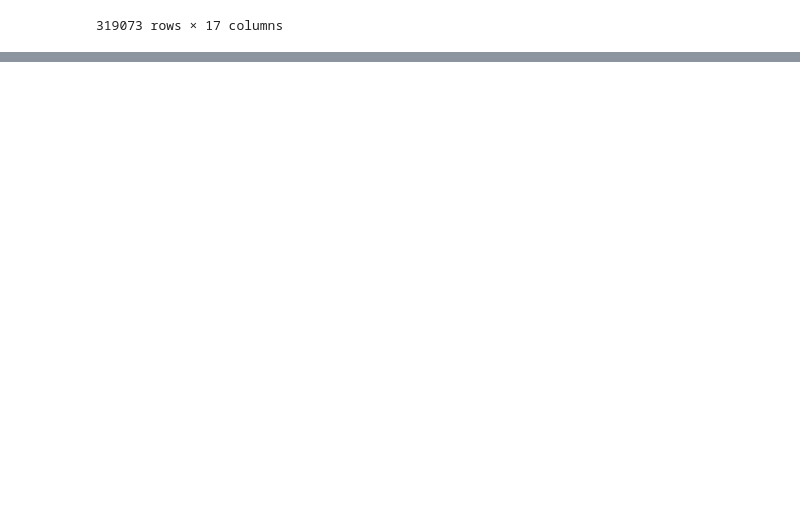
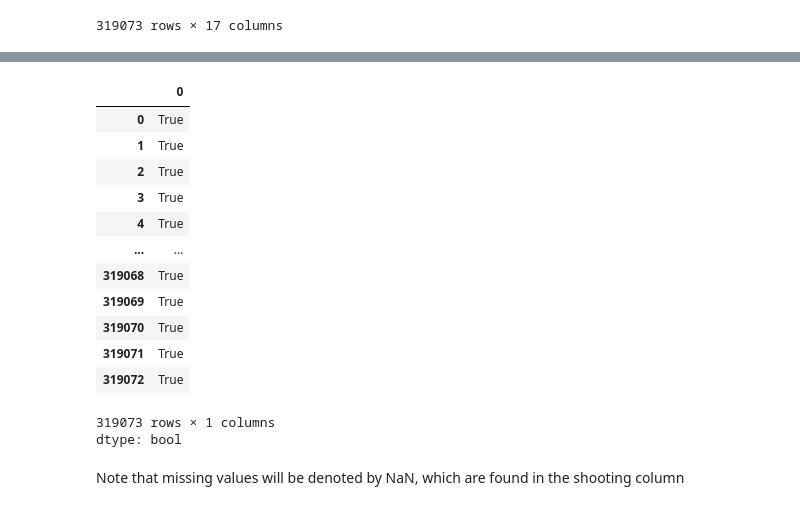
Before and after one commit to dayyaanjattiem/Data-Analysis-Course, a Jupyter notebook: Data_Analyst_Course.ipynb, the cells around one changed output, grey strips where cells are left out. Saved outputs shown, nothing was run; the diff lists cells and outputs as text; code cells hidden in the pictures; blank space fills up the shorter version.

```diff
--- a/Data_Analyst_Course.ipynb
+++ b/Data_Analyst_Course.ipynb
@@ -167,0 +186,19 @@ crime_data
+# %%
+crime_data.isnull().any(axis=1)
+# %% [output]
+|  | 0 |
+| 0 | True |
+| 1 | True |
+| 2 | True |
+| 3 | True |
+| 4 | True |
+| ... | ... |
+| 319068 | True |
+| 319069 | True |
+| 319070 | True |
+| 319071 | True |
+| 319072 | True |
+319073 rows × 1 columns
+dtype: bool
+# %% [markdown]
+Note that missing values will be denoted by NaN, which are found in the shooting column
```
Also changed, not shown: parts of 11 cells of this notebook.
